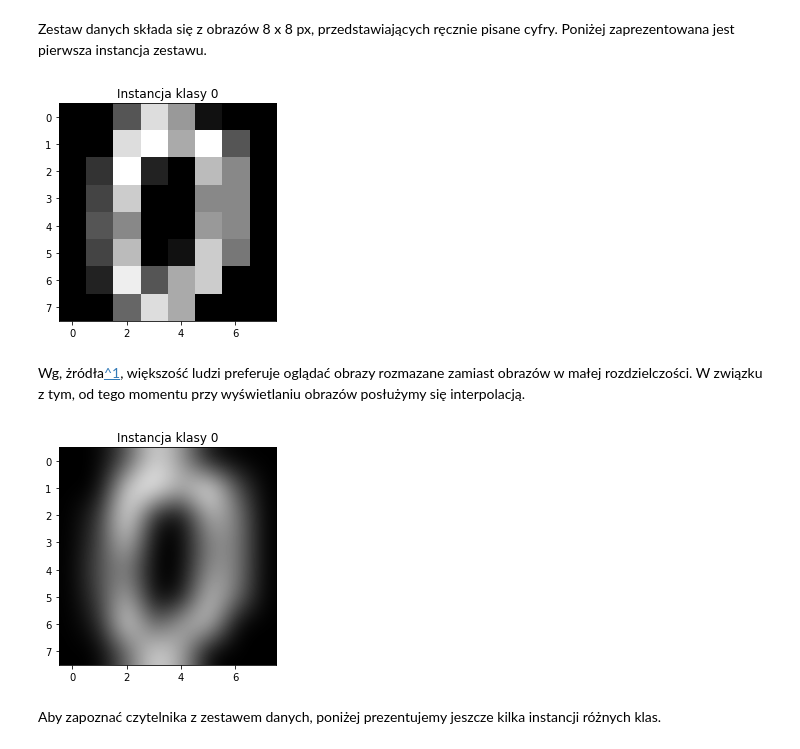
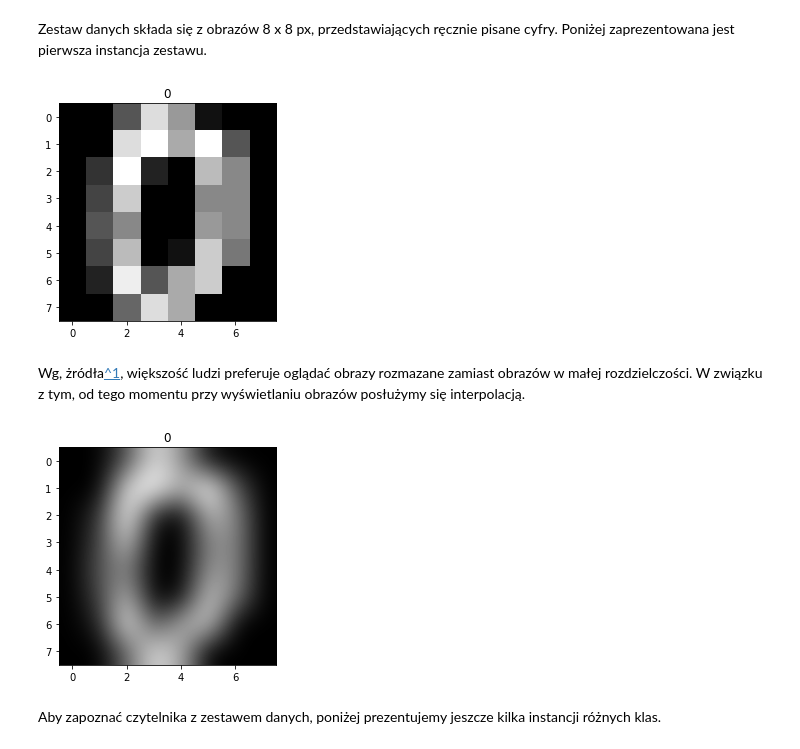
Before and after one commit to wojtasRobert/PSZT-19L, a Jupyter notebook: main.ipynb, the cells around one changed output. Cells and saved outputs as stored; diff of their text form; code cells hidden in the pictures.

```diff
--- a/main.ipynb
+++ b/main.ipynb
@@ -34,20 +34,20 @@ Każda instancja posiada 64 cechy.
 Zestaw danych składa się z obrazów 8 x 8 px, przedstawiających ręcznie pisane cyfry.
 Poniżej zaprezentowana jest pierwsza instancja zestawu.
 # %%
-plt.title("Instancja klasy {}".format(digits.target[0]))
+plt.title(digits.target[0])
 _ = plt.imshow(np.reshape(digits.data[0], (8, 8)), cmap='gray')
 # %% [output]
-[figure, old version]
+[figure, new version]
 # %% [markdown]
 Wg, żródła[^1], większość ludzi preferuje oglądać obrazy rozmazane zamiast obrazów w małej rozdzielczości.
 W związku z tym, od tego momentu przy wyświetlaniu obrazów posłużymy się interpolacją.
 
 [^1]: https://matplotlib.org/users/image_tutorial.html
 # %%
-plt.title("Instancja klasy {}".format(digits.target[0]))
+plt.title(digits.target[0])
 _ = plt.imshow(np.reshape(digits.data[0], (8, 8)), cmap='gray', interpolation='bicubic')
 # %% [output]
-[figure, old version]
+[figure, new version]
 # %% [markdown]
 Aby zapoznać czytelnika z zestawem danych, poniżej prezentujemy jeszcze kilka instancji różnych klas.
 # %%
```
Also changed, not shown: parts of 7 cells of this notebook.
